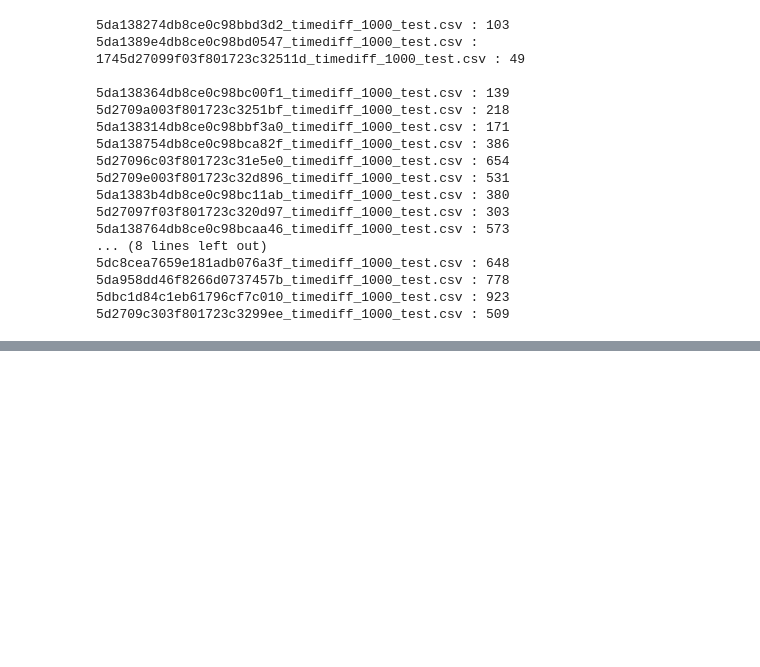
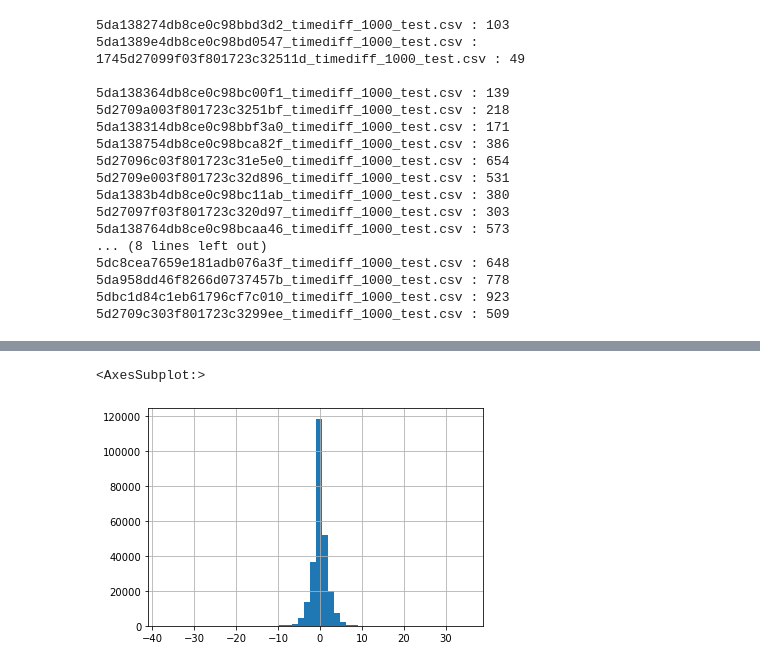
Before and after one commit to kuto5046/kaggle-indoor, a Jupyter notebook: notebook/kuto_dataset_v2.ipynb, the cells around one changed output, grey strips where cells are left out. Cells and saved outputs as stored; diff of their text form; code cells hidden in the pictures; blank space fills up the shorter version.

```diff
--- a/notebook/kuto_dataset_v2.ipynb
+++ b/notebook/kuto_dataset_v2.ipynb
@@ -260,3 +260,14 @@ for f in glob.glob(output_dir + '*test.csv'):
     dfs.append(_df)
 # %%
 to_pickle(output_dir + 'test_all.pkl', pd.concat(dfs).reset_index(drop=True))
+# %%
+import os
+import sys
+import glob
+import yaml
+import pickle
+from pathlib import Path
+# waypointを補正したdataset
+root_dir = Path('../input/')
+with open(root_dir/'kuto_wifi_dataset_v2/train_all.pkl', 'rb') as f:
+  train_df = pickle.load(f)
@@ -262,0 +290,5 @@ to_pickle(output_dir + 'test_all.pkl', pd.concat(dfs).reset_index(drop=True))
+# %%
+(train_df['x'] - train_df['wifi_x']).hist(bins=50)
+# %% [output]
+<AxesSubplot:>
+[figure, added]
```
Also changed, not shown: parts of 3 cells of this notebook.
